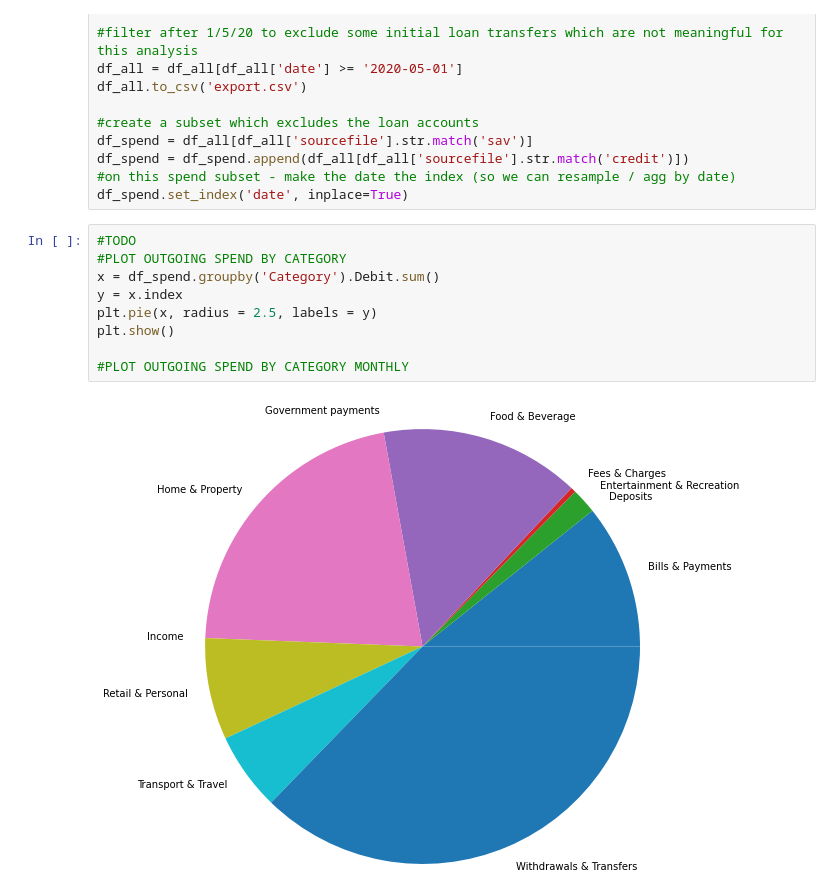
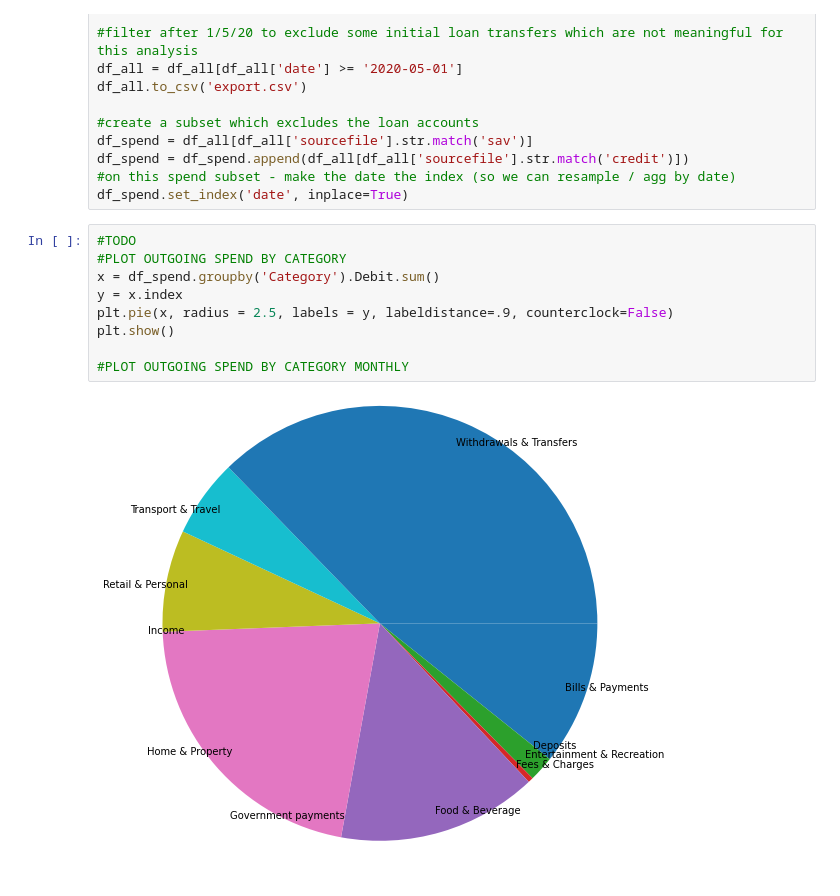
Before and after one commit to brydenm/Py_personalspendanalysis, a Jupyter notebook: stg_spend_analysis.ipynb, the cells around one changed output. Cells and saved outputs as stored; diff of their text form.

```diff
--- a/stg_spend_analysis.ipynb
+++ b/stg_spend_analysis.ipynb
@@ -88,11 +89,11 @@ df_spend.set_index('date', inplace=True)
 # %%
 #TODO
 #PLOT OUTGOING SPEND BY CATEGORY
 x = df_spend.groupby('Category').Debit.sum()
 y = x.index
-plt.pie(x, radius = 2.5, labels = y)
+plt.pie(x, radius = 2.5, labels = y, labeldistance=.9, counterclock=False)
 plt.show()
 
 #PLOT OUTGOING SPEND BY CATEGORY MONTHLY
 # %% [output]
-[figure, old version]
+[figure, new version]
```
Also changed, not shown: parts of 8 cells of this notebook.
